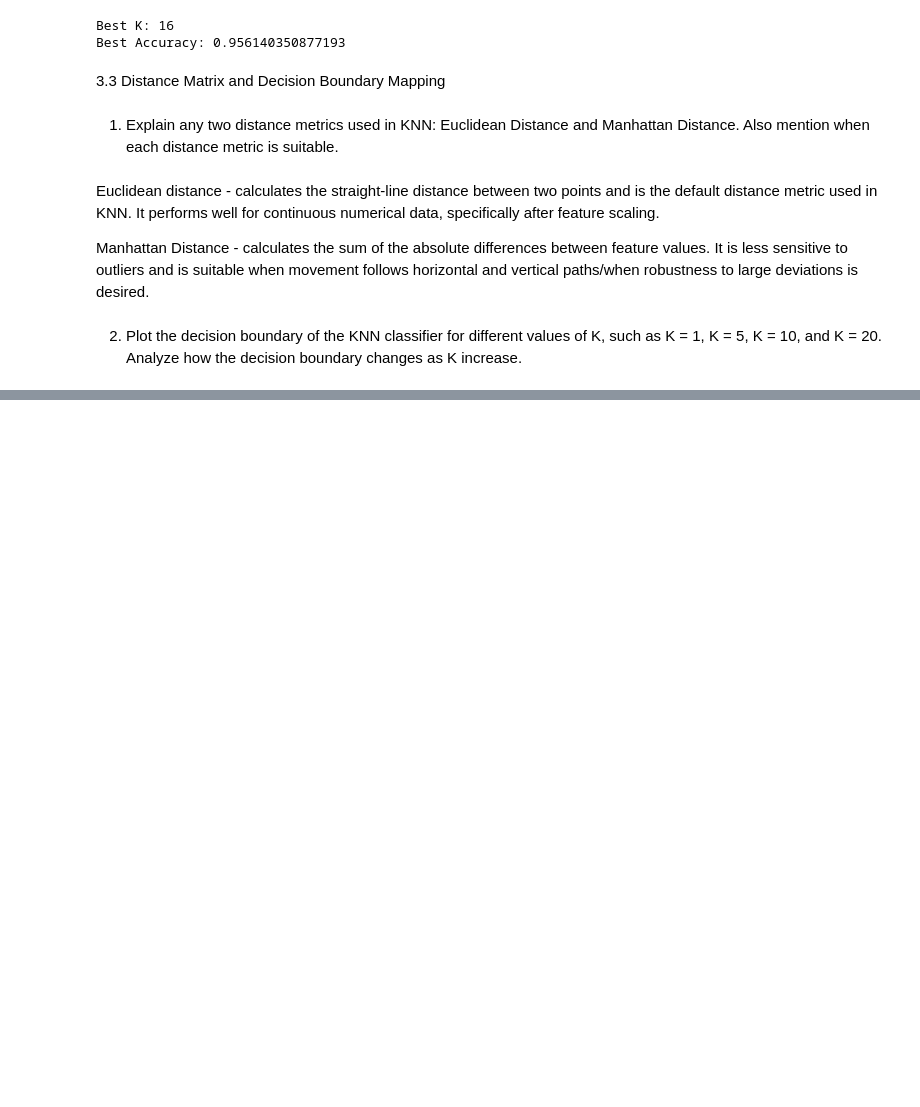
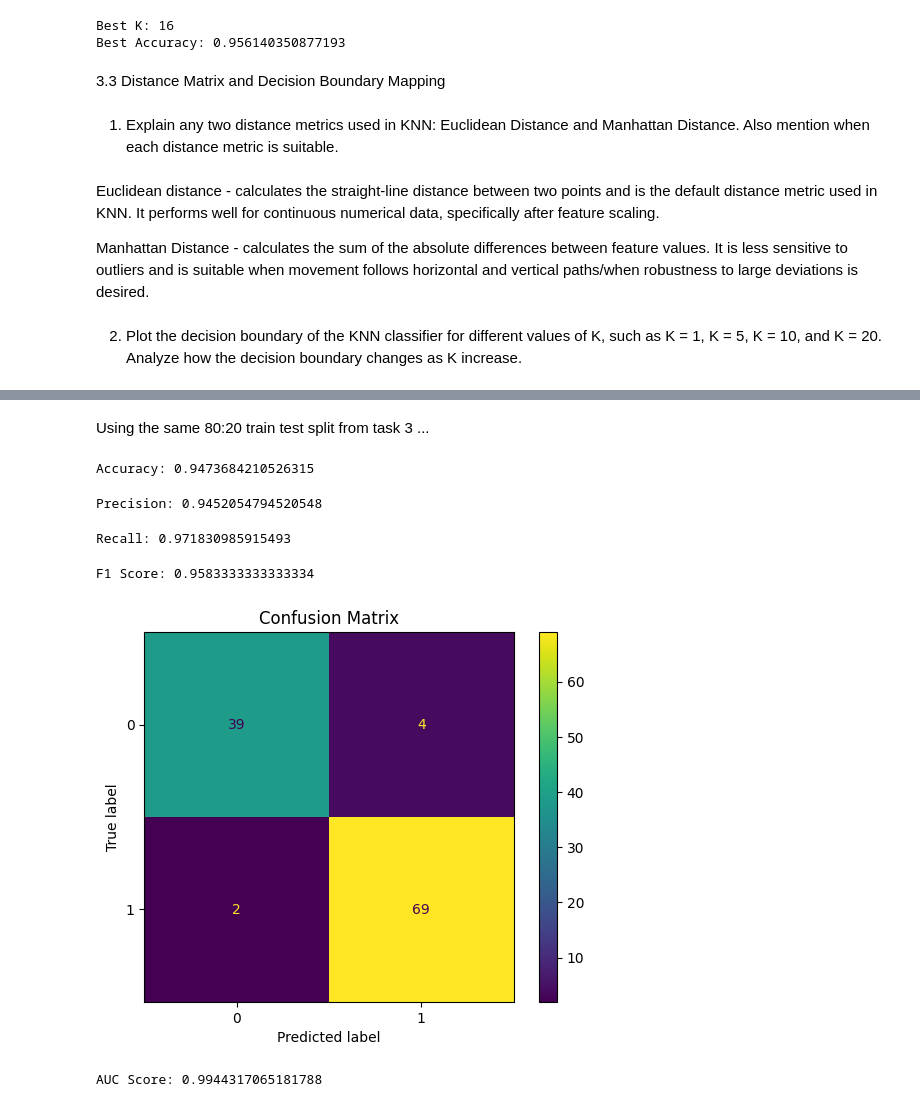
Before and after one commit to aimee-joseph/ML-Lab-2547204, a Jupyter notebook: Lab 4.ipynb, the cells around one changed output, grey strips where cells are left out. Drawn from its saved outputs; the diff is of its cells as text; code cells hidden in the pictures; blank space fills up the shorter version.

Commit message:
add: done till task 5

```diff
--- a/Lab 4.ipynb
+++ b/Lab 4.ipynb
@@ -261,0 +389,30 @@ Manhattan Distance - calculates the sum of the absolute differences between feat
+# %% [markdown]
+Using the same 80:20 train test split from task 3 ...
+# %%
+accuracy = accuracy_score(y_test, y_pred)
+print("Accuracy:", accuracy)
+# %% [output]
+Accuracy: 0.9473684210526315
+# %%
+precision = precision_score(y_test, y_pred)
+print("Precision:", precision)
+# %% [output]
+Precision: 0.9452054794520548
+# %%
+recall = recall_score(y_test, y_pred)
+print("Recall:", recall)
+# %% [output]
+Recall: 0.971830985915493
+# %%
+f1 = f1_score(y_test, y_pred)
+print("F1 Score:", f1)
+# %% [output]
+F1 Score: 0.9583333333333334
+# %%
+cm = confusion_matrix(y_test, y_pred)
+disp = ConfusionMatrixDisplay(confusion_matrix = cm)
+disp.plot()
+plt.title("Confusion Matrix")
+plt.show()
+# %% [output]
+[figure, added]
@@ -261,0 +421,6 @@ Manhattan Distance - calculates the sum of the absolute differences between feat
+# %%
+fpr, tpr, thresholds = roc_curve(y_test, y_prob)
+auc = roc_auc_score(y_test, y_prob)
+print("AUC Score:", auc)
+# %% [output]
+AUC Score: 0.9944317065181788
```
Also changed, not shown: parts of 29 cells of this notebook.
